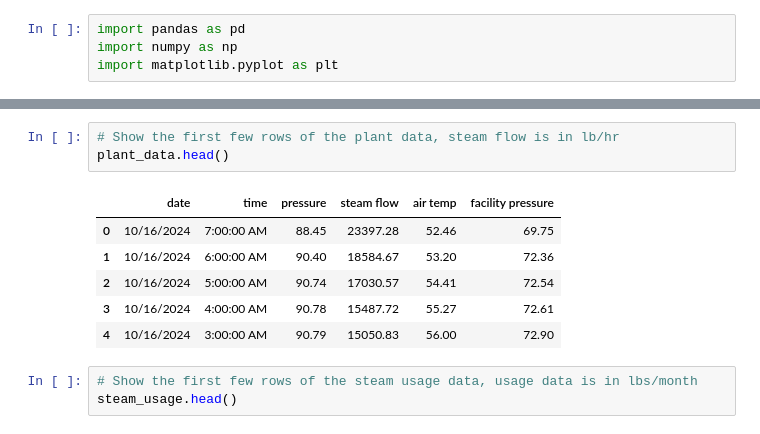
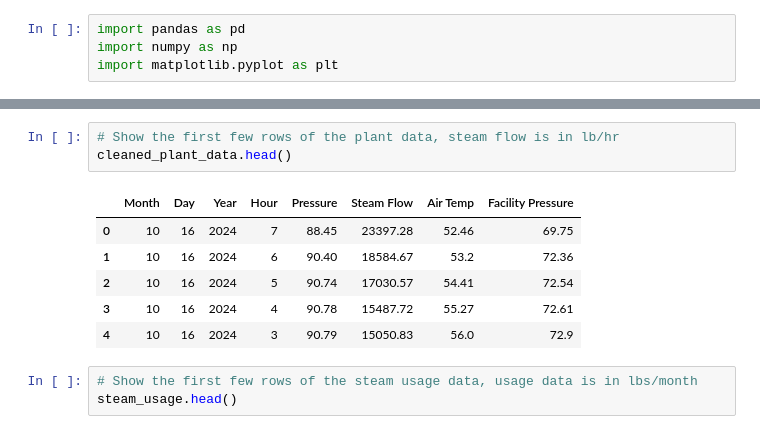
Before and after one commit to Jagardiner97/Campus-Steam-Distribution, a Jupyter notebook: steam-distribution.ipynb, the cells around one changed output, grey strips where cells are left out. Cells and saved outputs as stored; diff of their text form.

```diff
--- a/steam-distribution.ipynb
+++ b/steam-distribution.ipynb
@@ -24,13 +82,13 @@ for month in data_months:
 # %%
 # Show the first few rows of the plant data, steam flow is in lb/hr
-plant_data.head()
+cleaned_plant_data.head()
 # %% [output]
-|  | date | time | pressure | steam flow | air temp | facility pressure |
-| 0 | 10/16/2024 | 7:00:00 AM | 88.45 | 23397.28 | 52.46 | 69.75 |
-| 1 | 10/16/2024 | 6:00:00 AM | 90.40 | 18584.67 | 53.20 | 72.36 |
-| 2 | 10/16/2024 | 5:00:00 AM | 90.74 | 17030.57 | 54.41 | 72.54 |
-| 3 | 10/16/2024 | 4:00:00 AM | 90.78 | 15487.72 | 55.27 | 72.61 |
-| 4 | 10/16/2024 | 3:00:00 AM | 90.79 | 15050.83 | 56.00 | 72.90 |
+|  | Month | Day | Year | Hour | Pressure | Steam Flow | Air Temp | Facility Pressure |
+| 0 | 10 | 16 | 2024 | 7 | 88.45 | 23397.28 | 52.46 | 69.75 |
+| 1 | 10 | 16 | 2024 | 6 | 90.40 | 18584.67 | 53.2 | 72.36 |
+| 2 | 10 | 16 | 2024 | 5 | 90.74 | 17030.57 | 54.41 | 72.54 |
+| 3 | 10 | 16 | 2024 | 4 | 90.78 | 15487.72 | 55.27 | 72.61 |
+| 4 | 10 | 16 | 2024 | 3 | 90.79 | 15050.83 | 56.0 | 72.9 |
 # %%
 # Show the first few rows of the steam usage data, usage data is in lbs/month
 steam_usage.head()
```
Also changed, not shown: parts of 11 cells of this notebook.
